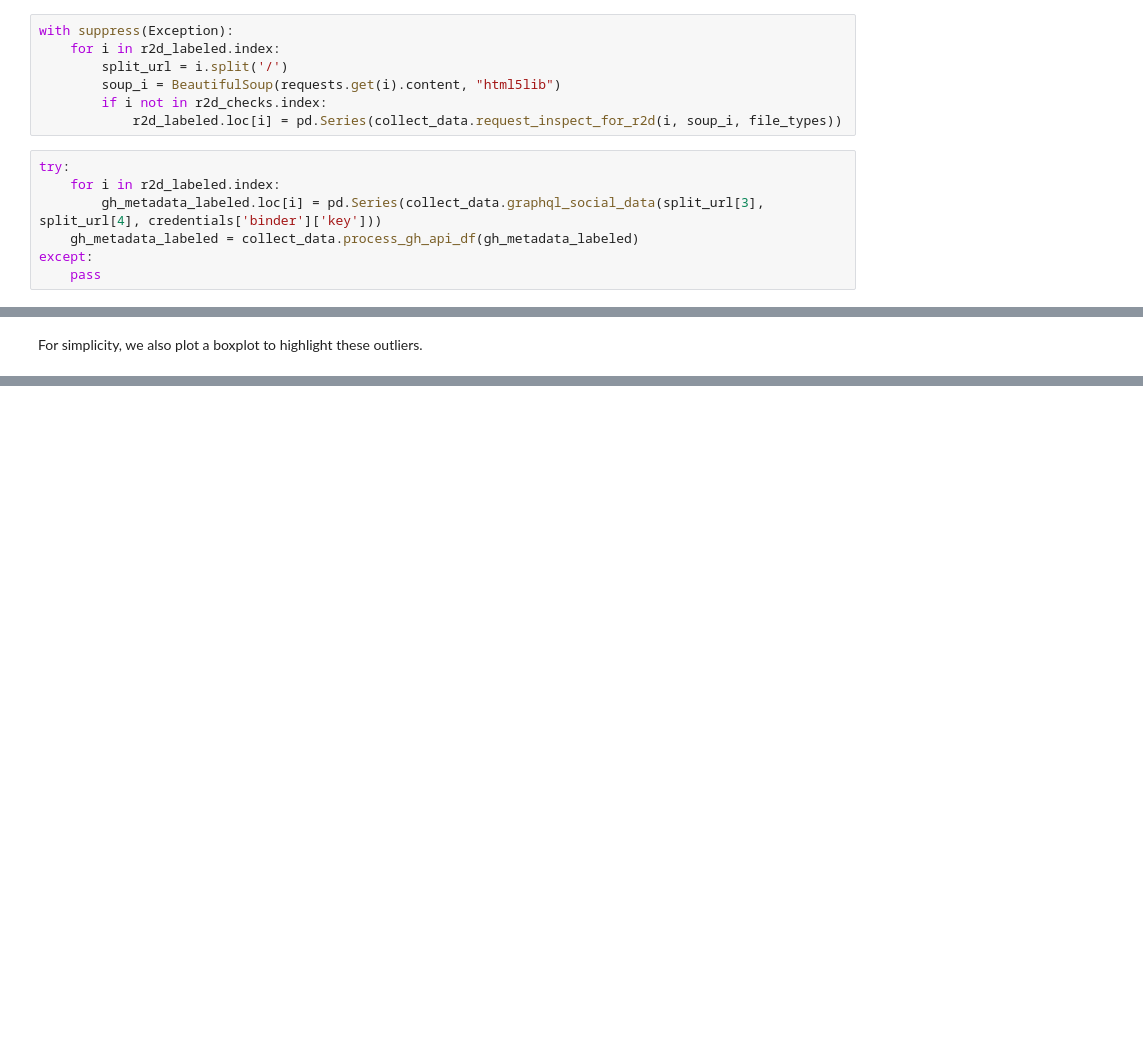
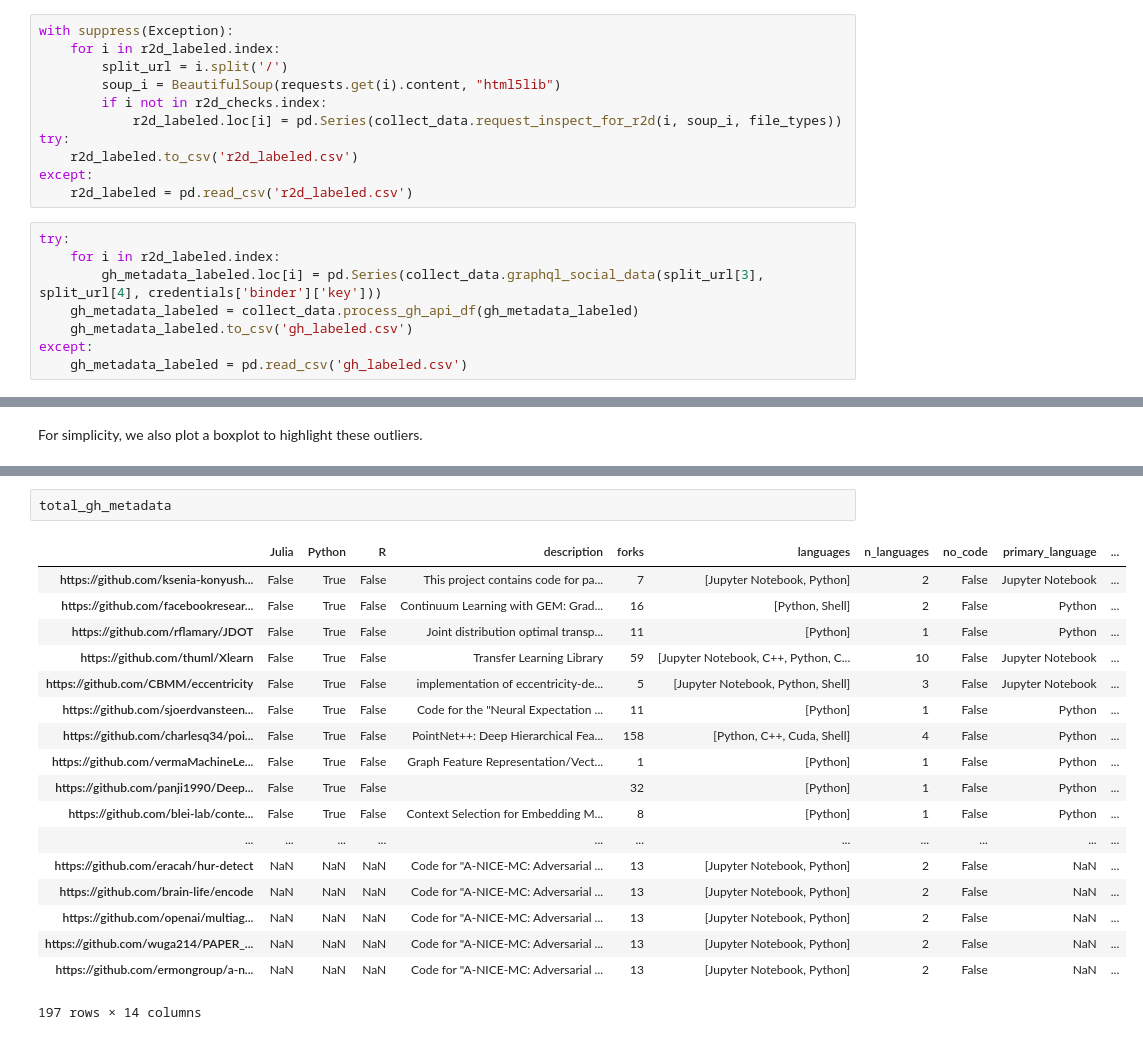
Before and after one commit to jzf2101/r2d_study, a Jupyter notebook: get_data.ipynb, the cells around one changed output, grey strips where cells are left out. Drawn from its saved outputs; the diff is of its cells as text; blank space fills up the shorter version.

Commit message:
adding saved labeled data with api info

```diff
--- a/get_data.ipynb
+++ b/get_data.ipynb
@@ -133,13 +161,18 @@ with suppress(Exception):
         soup_i = BeautifulSoup(requests.get(i).content, "html5lib")
         if i not in r2d_checks.index:
             r2d_labeled.loc[i] = pd.Series(collect_data.request_inspect_for_r2d(i, soup_i, file_types))
+try:
+    r2d_labeled.to_csv('r2d_labeled.csv')
+except:
+    r2d_labeled = pd.read_csv('r2d_labeled.csv')
 # %%
 try:
     for i in r2d_labeled.index:
         gh_metadata_labeled.loc[i] = pd.Series(collect_data.graphql_social_data(split_url[3], split_url[4], credentials['binder']['key']))
     gh_metadata_labeled = collect_data.process_gh_api_df(gh_metadata_labeled)
+    gh_metadata_labeled.to_csv('gh_labeled.csv')
 except:
-    pass
+    gh_metadata_labeled = pd.read_csv('gh_labeled.csv')
 # %% [markdown]
 Labeled and unlabeled datasets are combined below.
 # %%
@@ -303,0 +425,21 @@ plt.savefig('gh_metrics_boxplot.pdf')
+# %%
+total_gh_metadata
+# %% [output]
+|  | Julia | Python | R | description | forks | languages | n_languages | no_code | primary_language | ... |
+| https://github.com/ksenia-konyush... | False | True | False | This project contains code for pa... | 7 | [Jupyter Notebook, Python] | 2 | False | Jupyter Notebook | ... |
+| https://github.com/facebookresear... | False | True | False | Continuum Learning with GEM: Grad... | 16 | [Python, Shell] | 2 | False | Python | ... |
+| https://github.com/rflamary/JDOT | False | True | False | Joint distribution optimal transp... | 11 | [Python] | 1 | False | Python | ... |
+| https://github.com/thuml/Xlearn | False | True | False | Transfer Learning Library | 59 | [Jupyter Notebook, C++, Python, C... | 10 | False | Jupyter Notebook | ... |
+| https://github.com/CBMM/eccentricity | False | True | False | implementation of eccentricity-de... | 5 | [Jupyter Notebook, Python, Shell] | 3 | False | Jupyter Notebook | ... |
+| https://github.com/sjoerdvansteen... | False | True | False | Code for the "Neural Expectation ... | 11 | [Python] | 1 | False | Python | ... |
+| https://github.com/charlesq34/poi... | False | True | False | PointNet++: Deep Hierarchical Fea... | 158 | [Python, C++, Cuda, Shell] | 4 | False | Python | ... |
+| https://github.com/vermaMachineLe... | False | True | False | Graph Feature Representation/Vect... | 1 | [Python] | 1 | False | Python | ... |
+| https://github.com/panji1990/Deep... | False | True | False |  | 32 | [Python] | 1 | False | Python | ... |
+| https://github.com/blei-lab/conte... | False | True | False | Context Selection for Embedding M... | 8 | [Python] | 1 | False | Python | ... |
+| ... | ... | ... | ... | ... | ... | ... | ... | ... | ... | ... |
+| https://github.com/eracah/hur-detect | NaN | NaN | NaN | Code for "A-NICE-MC: Adversarial ... | 13 | [Jupyter Notebook, Python] | 2 | False | NaN | ... |
+| https://github.com/brain-life/encode | NaN | NaN | NaN | Code for "A-NICE-MC: Adversarial ... | 13 | [Jupyter Notebook, Python] | 2 | False | NaN | ... |
+| https://github.com/openai/multiag... | NaN | NaN | NaN | Code for "A-NICE-MC: Adversarial ... | 13 | [Jupyter Notebook, Python] | 2 | False | NaN | ... |
+| https://github.com/wuga214/PAPER_... | NaN | NaN | NaN | Code for "A-NICE-MC: Adversarial ... | 13 | [Jupyter Notebook, Python] | 2 | False | NaN | ... |
+| https://github.com/ermongroup/a-n... | NaN | NaN | NaN | Code for "A-NICE-MC: Adversarial ... | 13 | [Jupyter Notebook, Python] | 2 | False | NaN | ... |
+197 rows × 14 columns
```
Also changed, not shown: parts of 24 cells of this notebook.
